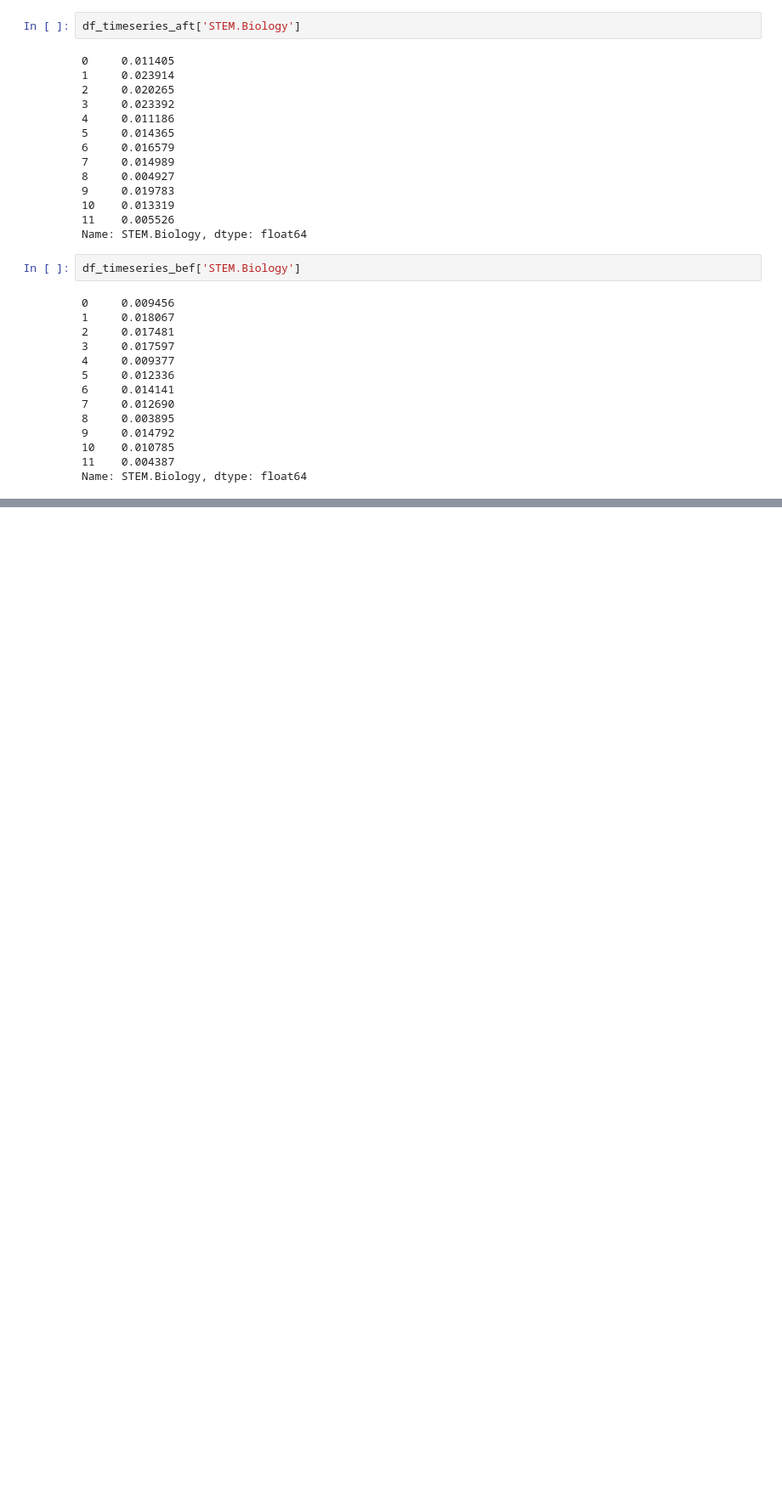
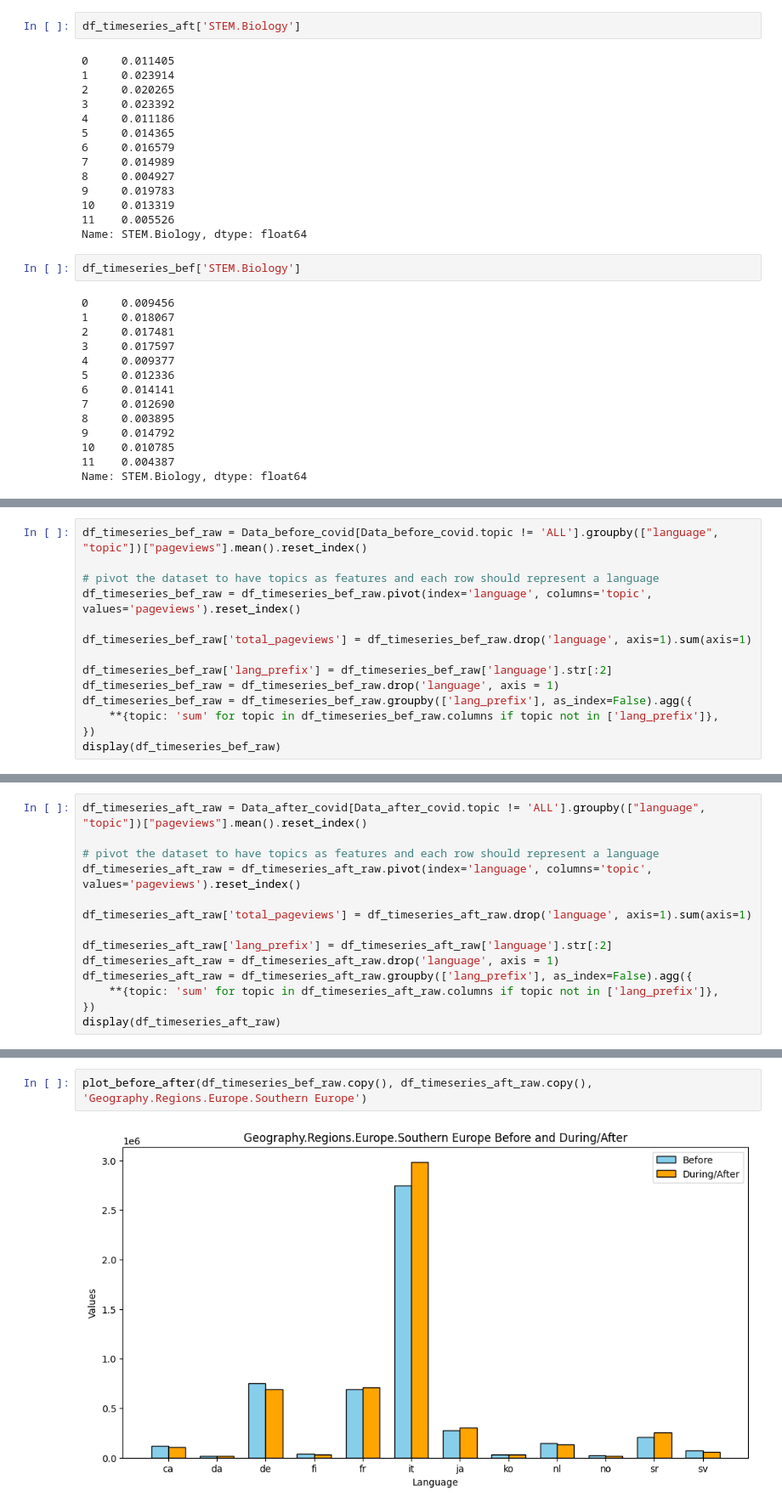
Before and after one commit to epfl-ada/ada-2023-project-rablashijupa, a Jupyter notebook: Step 2.ipynb, the cells around one changed output, grey strips where cells are left out. Shown at 85% size. Cells and saved outputs as stored; diff of their text form; blank space fills up the shorter version.

```diff
--- a/Step 2.ipynb
+++ b/Step 2.ipynb
@@ -545,0 +605,14 @@ plt.show()
+# %%
+df_timeseries_bef_raw = Data_before_covid[Data_before_covid.topic != 'ALL'].groupby(["language", "topic"])["pageviews"].mean().reset_index()
+
+# pivot the dataset to have topics as features and each row should represent a language
+df_timeseries_bef_raw = df_timeseries_bef_raw.pivot(index='language', columns='topic', values='pageviews').reset_index()
+
+df_timeseries_bef_raw['total_pageviews'] = df_timeseries_bef_raw.drop('language', axis=1).sum(axis=1)
+
+df_timeseries_bef_raw['lang_prefix'] = df_timeseries_bef_raw['language'].str[:2]
+df_timeseries_bef_raw = df_timeseries_bef_raw.drop('language', axis = 1)
+df_timeseries_bef_raw = df_timeseries_bef_raw.groupby(['lang_prefix'], as_index=False).agg({
+    **{topic: 'sum' for topic in df_timeseries_bef_raw.columns if topic not in ['lang_prefix']},
+})
+display(df_timeseries_bef_raw)
@@ -545,0 +634,14 @@ plt.show()
+# %%
+df_timeseries_aft_raw = Data_after_covid[Data_after_covid.topic != 'ALL'].groupby(["language", "topic"])["pageviews"].mean().reset_index()
+
+# pivot the dataset to have topics as features and each row should represent a language
+df_timeseries_aft_raw = df_timeseries_aft_raw.pivot(index='language', columns='topic', values='pageviews').reset_index()
+
+df_timeseries_aft_raw['total_pageviews'] = df_timeseries_aft_raw.drop('language', axis=1).sum(axis=1)
+
+df_timeseries_aft_raw['lang_prefix'] = df_timeseries_aft_raw['language'].str[:2]
+df_timeseries_aft_raw = df_timeseries_aft_raw.drop('language', axis = 1)
+df_timeseries_aft_raw = df_timeseries_aft_raw.groupby(['lang_prefix'], as_index=False).agg({
+    **{topic: 'sum' for topic in df_timeseries_aft_raw.columns if topic not in ['lang_prefix']},
+})
+display(df_timeseries_aft_raw)
@@ -545,0 +663,4 @@ plt.show()
+# %%
+plot_before_after(df_timeseries_bef_raw.copy(), df_timeseries_aft_raw.copy(), 'Geography.Regions.Europe.Southern Europe')
+# %% [output]
+[figure, added]
```
Also changed, not shown: parts of 9 cells of this notebook.
